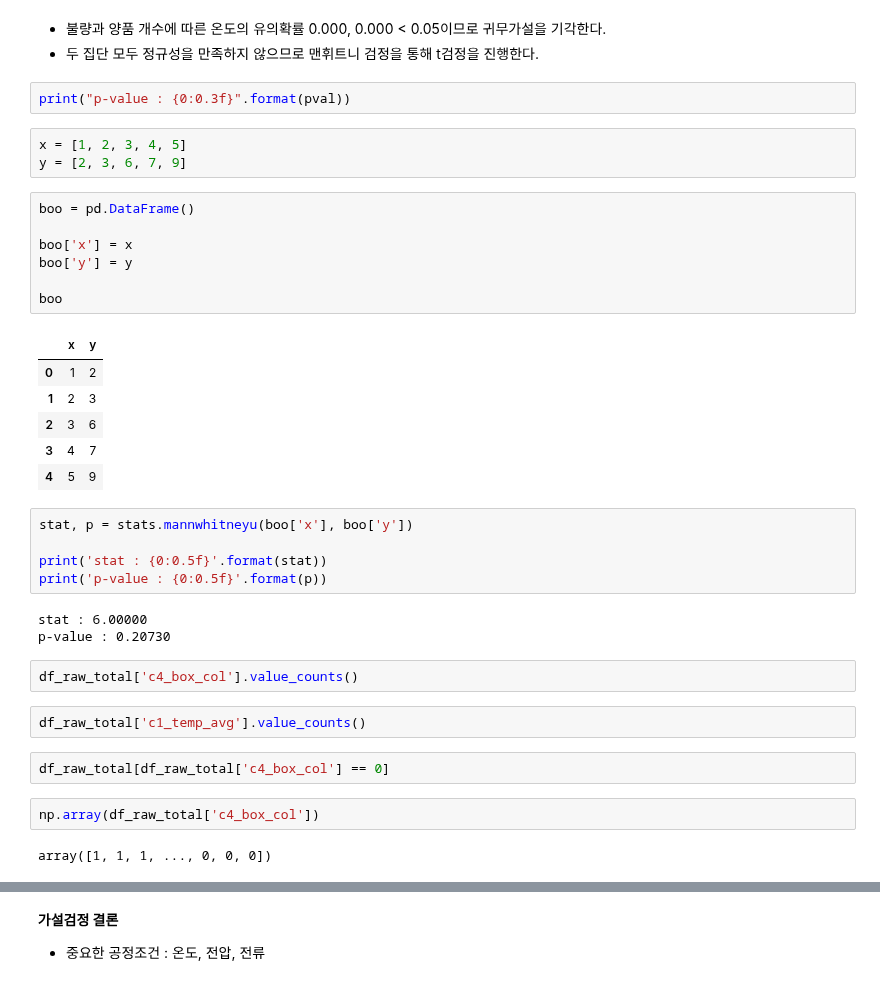
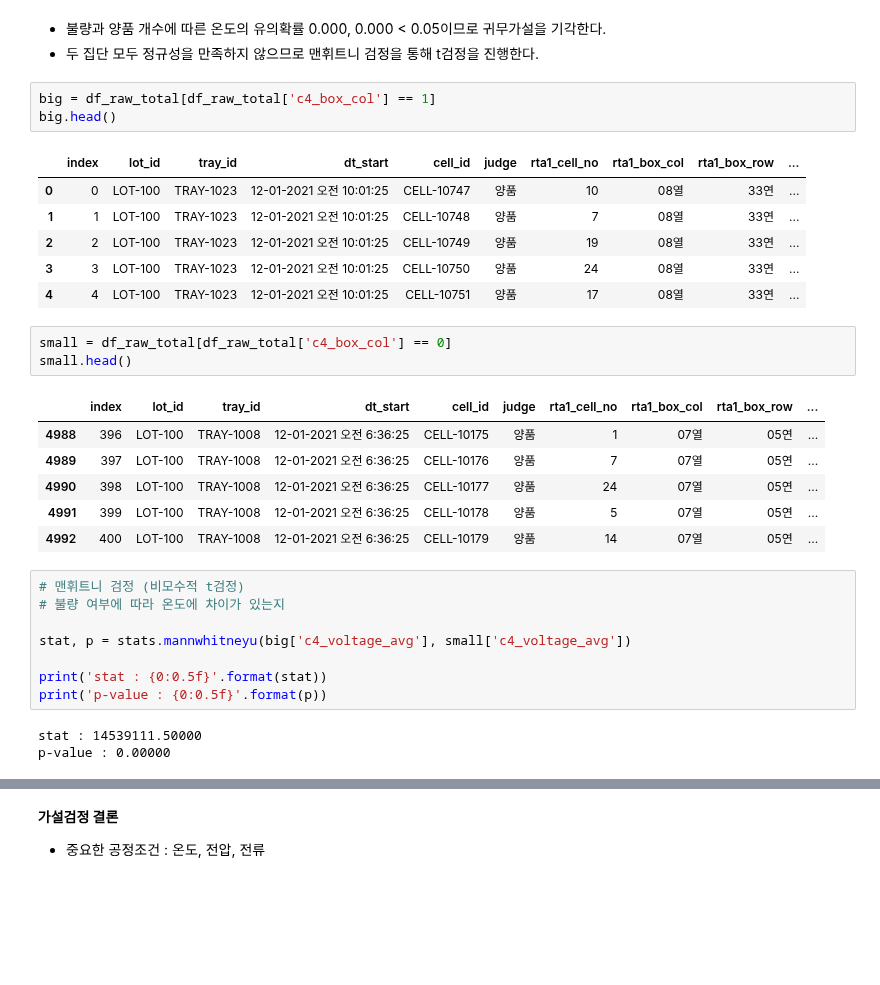
Before and after one commit to mjiii25/posco-academy, a Jupyter notebook: Big-Data/Battery-Project/hypothesis-test.ipynb, the cells around one changed output, grey strips where cells are left out. Saved outputs shown, nothing was run; the diff lists cells and outputs as text; blank space fills up the shorter version.

```diff
--- a/Big-Data/Battery-Project/hypothesis-test.ipynb
+++ b/Big-Data/Battery-Project/hypothesis-test.ipynb
@@ -266,40 +246,34 @@ pvalue :  8.634443905938565e-24
 # %% [markdown]
 - 불량과 양품 개수에 따른 온도의 유의확률 0.000, 0.000 < 0.05이므로 귀무가설을 기각한다.
 - 두 집단 모두 정규성을 만족하지 않으므로 맨휘트니 검정을 통해 t검정을 진행한다.
-# %%
-print("p-value : {0:0.3f}".format(pval))
-# %%
-x = [1, 2, 3, 4, 5]
-y = [2, 3, 6, 7, 9]
-# %%
-boo = pd.DataFrame()
-
-boo['x'] = x
-boo['y'] = y
-
-boo
-# %% [output]
-|  | x | y |
-| 0 | 1 | 2 |
-| 1 | 2 | 3 |
-| 2 | 3 | 6 |
-| 3 | 4 | 7 |
-| 4 | 5 | 9 |
+# %%
+big = df_raw_total[df_raw_total['c4_box_col'] == 1]
+big.head()
+# %% [output]
+|  | index | lot_id | tray_id | dt_start | cell_id | judge | rta1_cell_no | rta1_box_col | rta1_box_row | ... |
+| 0 | 0 | LOT-100 | TRAY-1023 | 12-01-2021 오전 10:01:25 | CELL-10747 | 양품 | 10 | 08열 | 33연 | ... |
+| 1 | 1 | LOT-100 | TRAY-1023 | 12-01-2021 오전 10:01:25 | CELL-10748 | 양품 | 7 | 08열 | 33연 | ... |
+| 2 | 2 | LOT-100 | TRAY-1023 | 12-01-2021 오전 10:01:25 | CELL-10749 | 양품 | 19 | 08열 | 33연 | ... |
+| 3 | 3 | LOT-100 | TRAY-1023 | 12-01-2021 오전 10:01:25 | CELL-10750 | 양품 | 24 | 08열 | 33연 | ... |
+| 4 | 4 | LOT-100 | TRAY-1023 | 12-01-2021 오전 10:01:25 | CELL-10751 | 양품 | 17 | 08열 | 33연 | ... |
+# %%
+small = df_raw_total[df_raw_total['c4_box_col'] == 0]
+small.head()
+# %% [output]
+|  | index | lot_id | tray_id | dt_start | cell_id | judge | rta1_cell_no | rta1_box_col | rta1_box_row | ... |
+| 4988 | 396 | LOT-100 | TRAY-1008 | 12-01-2021 오전 6:36:25 | CELL-10175 | 양품 | 1 | 07열 | 05연 | ... |
+| 4989 | 397 | LOT-100 | TRAY-1008 | 12-01-2021 오전 6:36:25 | CELL-10176 | 양품 | 7 | 07열 | 05연 | ... |
+| 4990 | 398 | LOT-100 | TRAY-1008 | 12-01-2021 오전 6:36:25 | CELL-10177 | 양품 | 24 | 07열 | 05연 | ... |
+| 4991 | 399 | LOT-100 | TRAY-1008 | 12-01-2021 오전 6:36:25 | CELL-10178 | 양품 | 5 | 07열 | 05연 | ... |
+| 4992 | 400 | LOT-100 | TRAY-1008 | 12-01-2021 오전 6:36:25 | CELL-10179 | 양품 | 14 | 07열 | 05연 | ... |
 # %%
-stat, p = stats.mannwhitneyu(boo['x'], boo['y'])
+# 맨휘트니 검정 (비모수적 t검정)
+# 불량 여부에 따라 온도에 차이가 있는지
+
+stat, p = stats.mannwhitneyu(big['c4_voltage_avg'], small['c4_voltage_avg'])
 
 print('stat : {0:0.5f}'.format(stat))
 print('p-value : {0:0.5f}'.format(p))
 # %% [output]
-stat : 6.00000
-p-value : 0.20730
+stat : 14539111.50000
+p-value : 0.00000
-# %%
-df_raw_total['c4_box_col'].value_counts()
-# %%
-df_raw_total['c1_temp_avg'].value_counts()
-# %%
-df_raw_total[df_raw_total['c4_box_col'] == 0]
-# %%
-np.array(df_raw_total['c4_box_col'])
-# %% [output]
-array([1, 1, 1, ..., 0, 0, 0])
```
Also changed, not shown: parts of 17 cells of this notebook.
